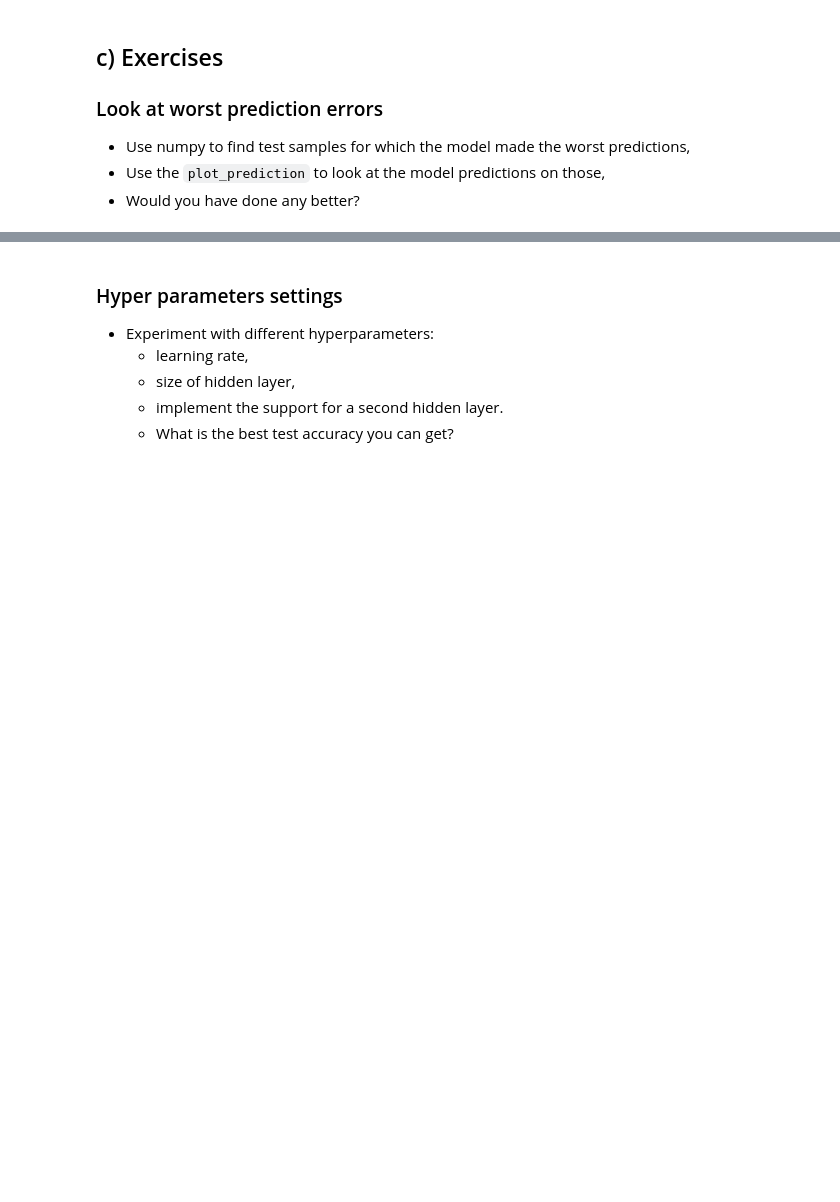
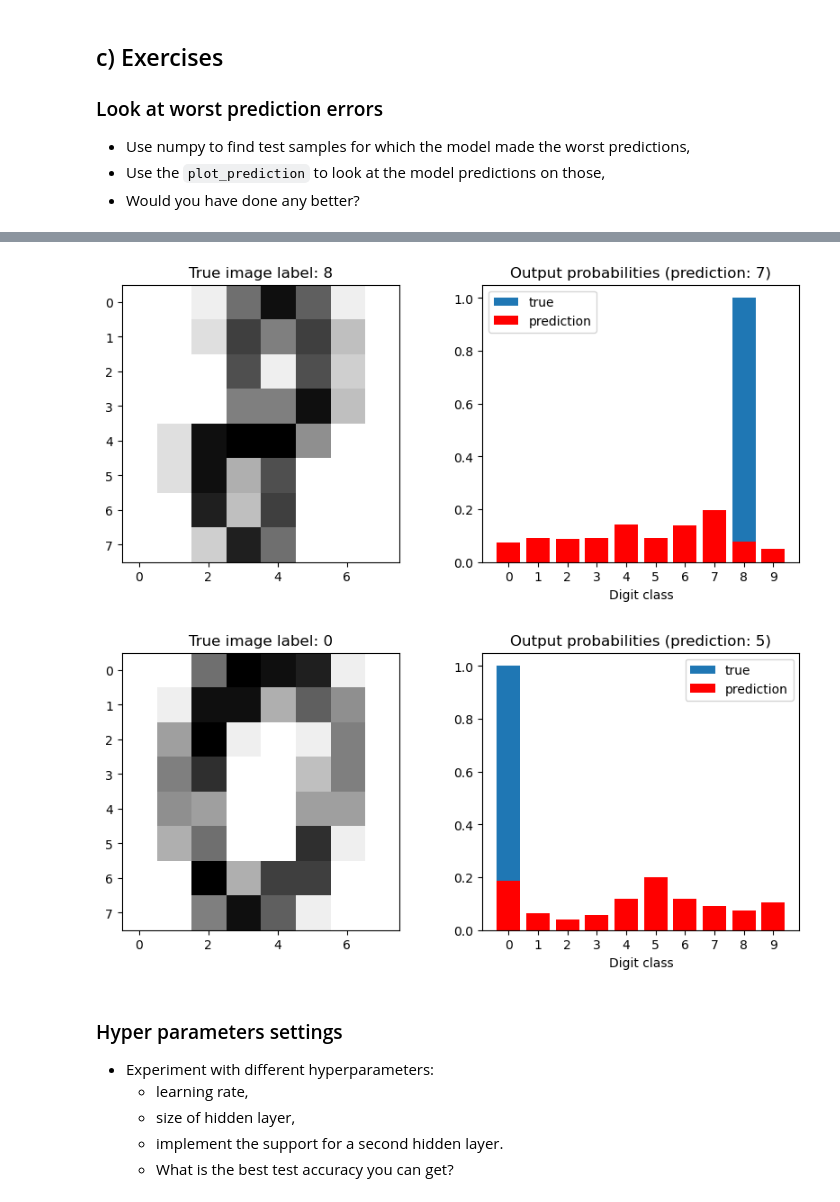
Before and after one commit to markng788/deep_learning, a Jupyter notebook: 01_materials/labs/lab_2.ipynb, the cells around one changed output, grey strips where cells are left out. Cells and saved outputs as stored; diff of their text form; code cells hidden in the pictures; blank space fills up the shorter version.

Commit message:
revised lab-2 by adding plot_prediction function call

```diff
--- a/01_materials/labs/lab_2.ipynb
+++ b/01_materials/labs/lab_2.ipynb
@@ -526,3 +526,9 @@ Highest test losses: 3.05850
+# %%
+plot_prediction (model, sample_idx=np.argmax(test_losses))
+plot_prediction(model, sample_idx=10)
+# %% [output]
+[figure, added]
+[figure, added]
 # %% [markdown]
 ### Hyper parameters settings
 
```
Also changed, not shown: parts of 9 cells of this notebook.
